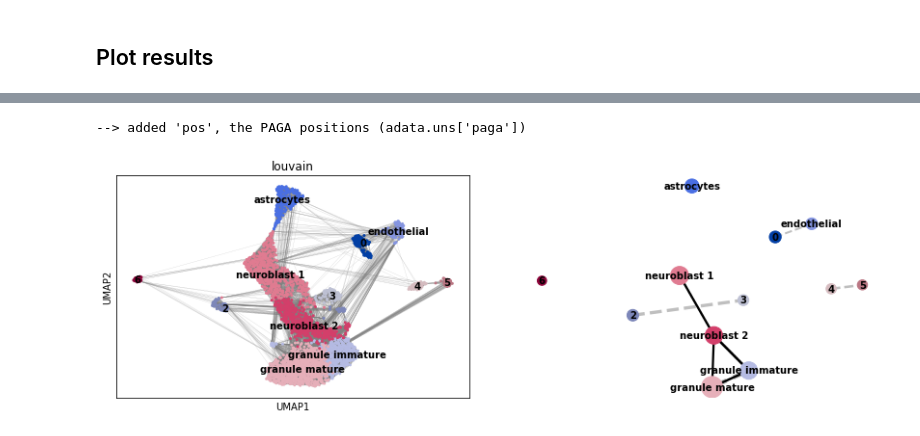
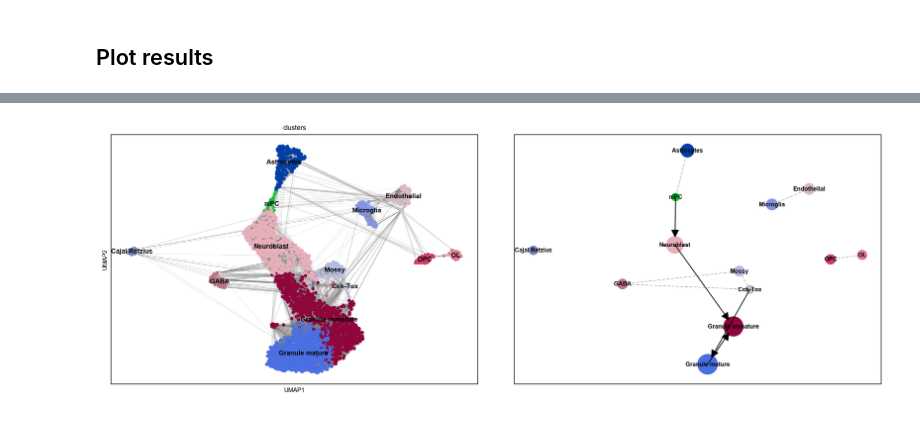
Before and after one commit to theislab/scvelo_notebooks, a Jupyter notebook: DentateGyrus.ipynb, the cells around one changed output, grey strips where cells are left out. Drawn from its saved outputs; the diff is of its cells as text; code cells hidden in the pictures.

Commit message:
update notebook (v0.1.11)

```diff
--- a/DentateGyrus.ipynb
+++ b/DentateGyrus.ipynb
@@ -12,14 +12,10 @@ This notebook is based on http://pklab.med.harvard.edu/velocyto/notebooks/R/DG1.
 Files needed: 10X43_1.loom (will be downloaded automatically) <br>
 Optional files: DG_umap.npy, DG_clusters.npy
 # %%
-import scvelo as scv
-import scanpy.api as sc
-sc.settings.verbosity = 3 # i.e. show errors(0), warnings(1), infos(2) and hints(3)
-
 from IPython.core.display import display, HTML
 display(HTML("<style>.container { width:90% !important; }</style>"))
 %matplotlib inline
 
-results_file = './write/DentateGyrus.h5ad'
+import scvelo as scv
 scv.logging.print_version()
 # %% [output]
@@ -27,3 +23,5 @@ Running scvelo 0.1.9 on 2018-09-26 23:02.
+# %%
+scv.settings.set_figure_params('scvelo')
 # %% [markdown]
 ## Load and cleanup the data
 # %%
@@ -83,14 +75,14 @@ computing velocity graph
 # %% [markdown]
 ## Project the velocity graph onto an embedding
 # %%
-url_louv = 'https://github.com/theislab/scvelo_notebooks/raw/master/write/DG_clusters.npy'
-url_umap = 'https://github.com/theislab/scvelo_notebooks/raw/master/write/DG_umap.npy'
+url_data = 'https://github.com/theislab/scvelo_notebooks/raw/master/data/DentateGyrus/'
 
-adata.obs['louvain'] = scv.load('./data/DentateGyrus/DG_clusters.npy', url_louv)
-adata.obsm['X_umap'] = scv.load('./data/DentateGyrus/DG_umap.npy', url_umap)
+adata.obs['clusters'] = scv.load('./data/DentateGyrus/DG_clusters.npy', backup_url=url_data + 'DG_clusters.npy')
+adata.obsm['X_umap'] = scv.load('./data/DentateGyrus/DG_umap.npy', backup_url=url_data + 'DG_umap.npy')
 
-#  sc.tl.louvain(adata)
-#  sc.tl.umap(adata, min_dist=1)
+# or run it manually:
+#  scv.tl.louvain(adata)
+#  scv.tl.umap(adata, min_dist=1)
 # %%
 scv.tl.velocity_embedding(adata, basis='umap')
 # %% [output]
@@ -144,6 +130,5 @@ running partition-based graph abstraction (PAGA)
 # %%
-sc.pl.paga_compare(adata, basis='umap', threshold=.25, edges=True,
-                   solid_edges='transitions_confidence', dashed_edges='connectivities')
+sc.pl.paga_compare(adata, basis='umap', threshold=.2, edges=True, max_edge_width=1, arrowsize=20,
+                   transitions='transitions_confidence', dashed_edges='connectivities')
 # %% [output]
---> added 'pos', the PAGA positions (adata.uns['paga'])
-[figure, old version]
+[figure, new version]
```
Also changed, not shown: parts of 18 cells of this notebook.
